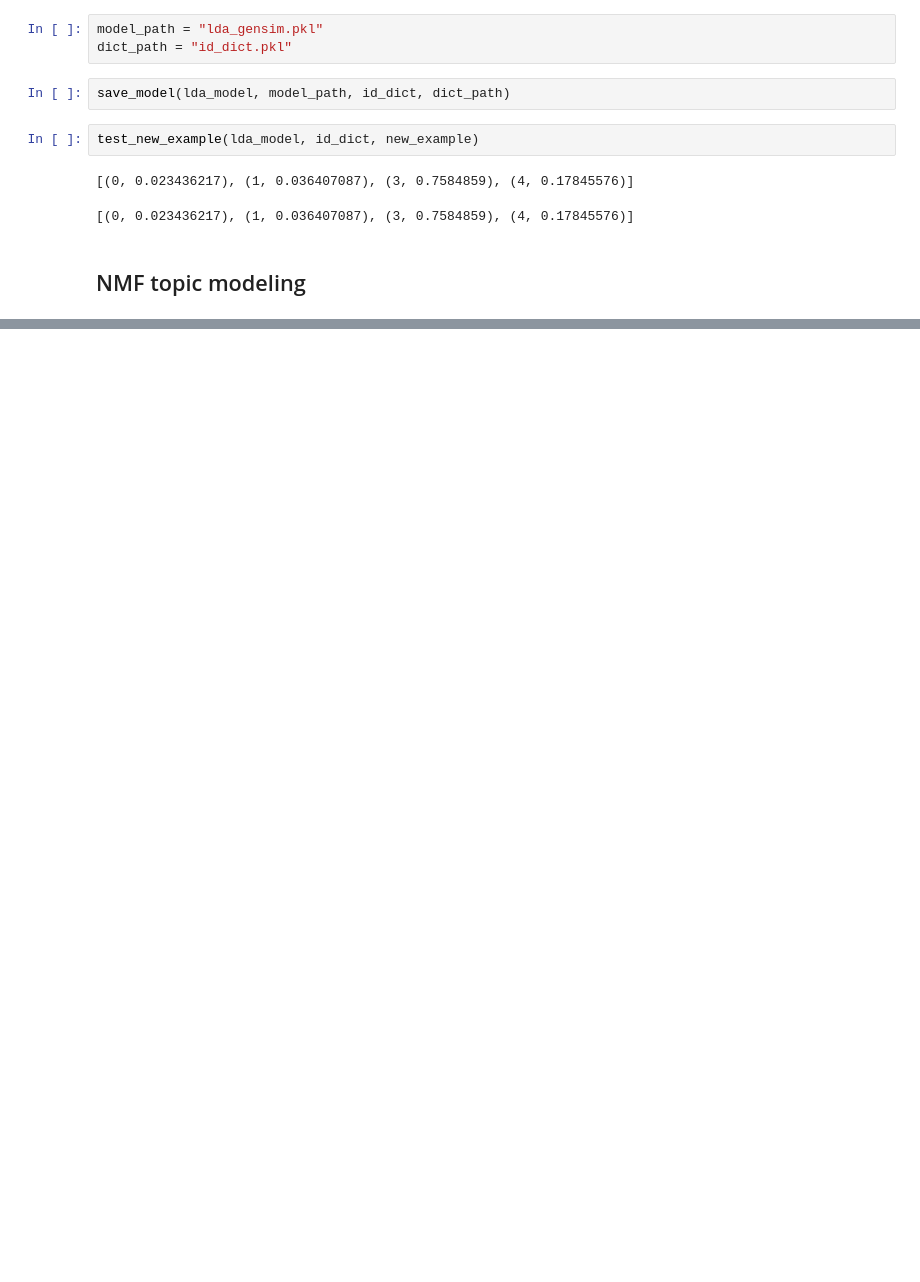
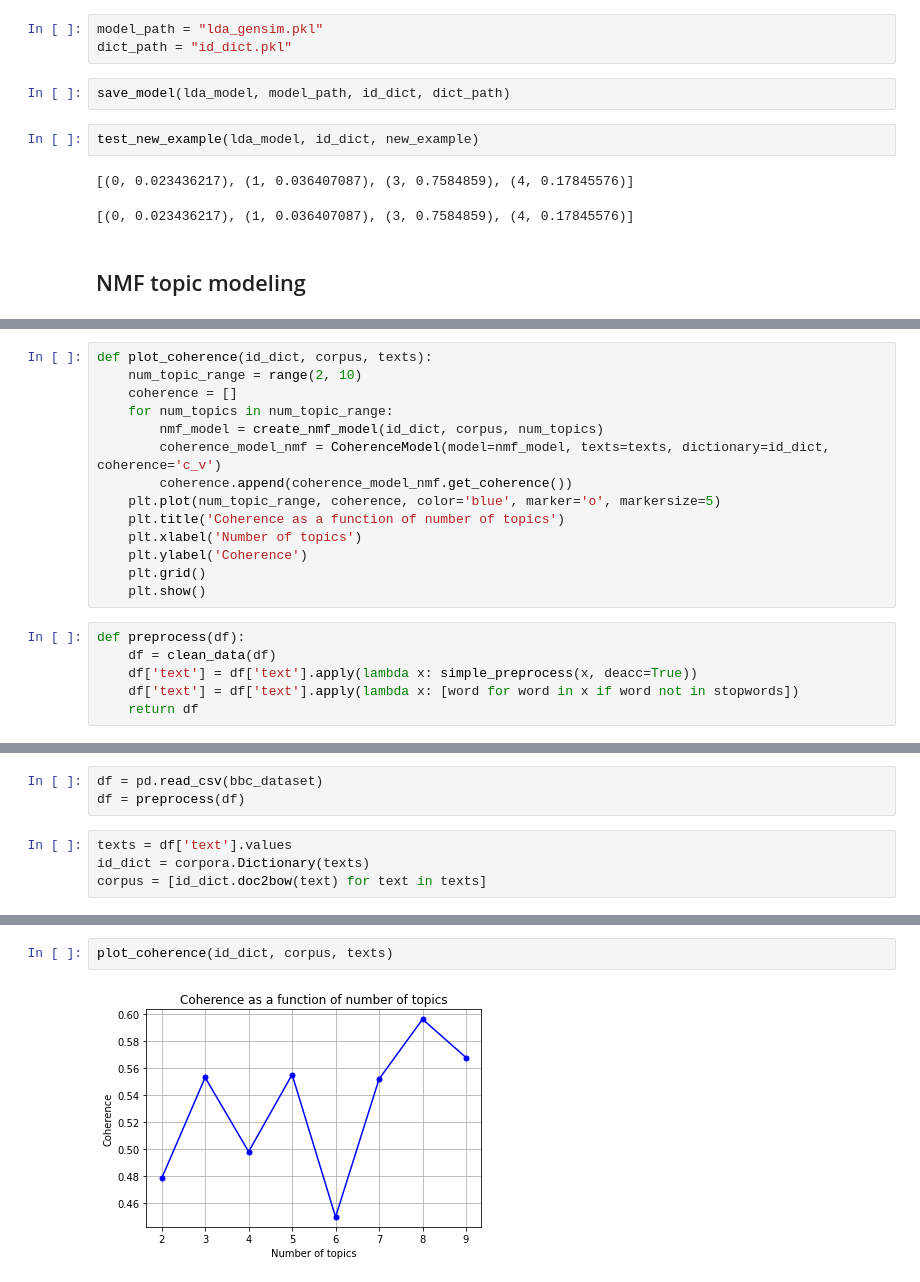
Before and after one commit to chinmaydas96/Packt-Python-Natural-Language-Processing-Cookbook, a Jupyter notebook: Chapter06/Topic Modeling.ipynb, the cells around one changed output, grey strips where cells are left out. Saved outputs shown, nothing was run; the diff lists cells and outputs as text; blank space fills up the shorter version.

```diff
--- a/Chapter06/Topic Modeling.ipynb
+++ b/Chapter06/Topic Modeling.ipynb
@@ -265,0 +304,20 @@ test_new_example(lda_model, id_dict, new_example)
+# %%
+def plot_coherence(id_dict, corpus, texts):
+    num_topic_range = range(2, 10)
+    coherence = []
+    for num_topics in num_topic_range:
+        nmf_model = create_nmf_model(id_dict, corpus, num_topics)
+        coherence_model_nmf = CoherenceModel(model=nmf_model, texts=texts, dictionary=id_dict, coherence='c_v')
+        coherence.append(coherence_model_nmf.get_coherence())
+    plt.plot(num_topic_range, coherence, color='blue', marker='o', markersize=5)
+    plt.title('Coherence as a function of number of topics')
+    plt.xlabel('Number of topics')
+    plt.ylabel('Coherence')
+    plt.grid()
+    plt.show()
+# %%
+def preprocess(df):
+    df = clean_data(df)
+    df['text'] = df['text'].apply(lambda x: simple_preprocess(x, deacc=True))
+    df['text'] = df['text'].apply(lambda x: [word for word in x if word not in stopwords])
+    return df
@@ -265,0 +330,7 @@ test_new_example(lda_model, id_dict, new_example)
+# %%
+df = pd.read_csv(bbc_dataset)
+df = preprocess(df)
+# %%
+texts = df['text'].values
+id_dict = corpora.Dictionary(texts)
+corpus = [id_dict.doc2bow(text) for text in texts]
@@ -265,0 +363,4 @@ test_new_example(lda_model, id_dict, new_example)
+# %%
+plot_coherence(id_dict, corpus, texts)
+# %% [output]
+[figure, added]
```
Also changed, not shown: parts of 46 cells of this notebook, 14 other files.
